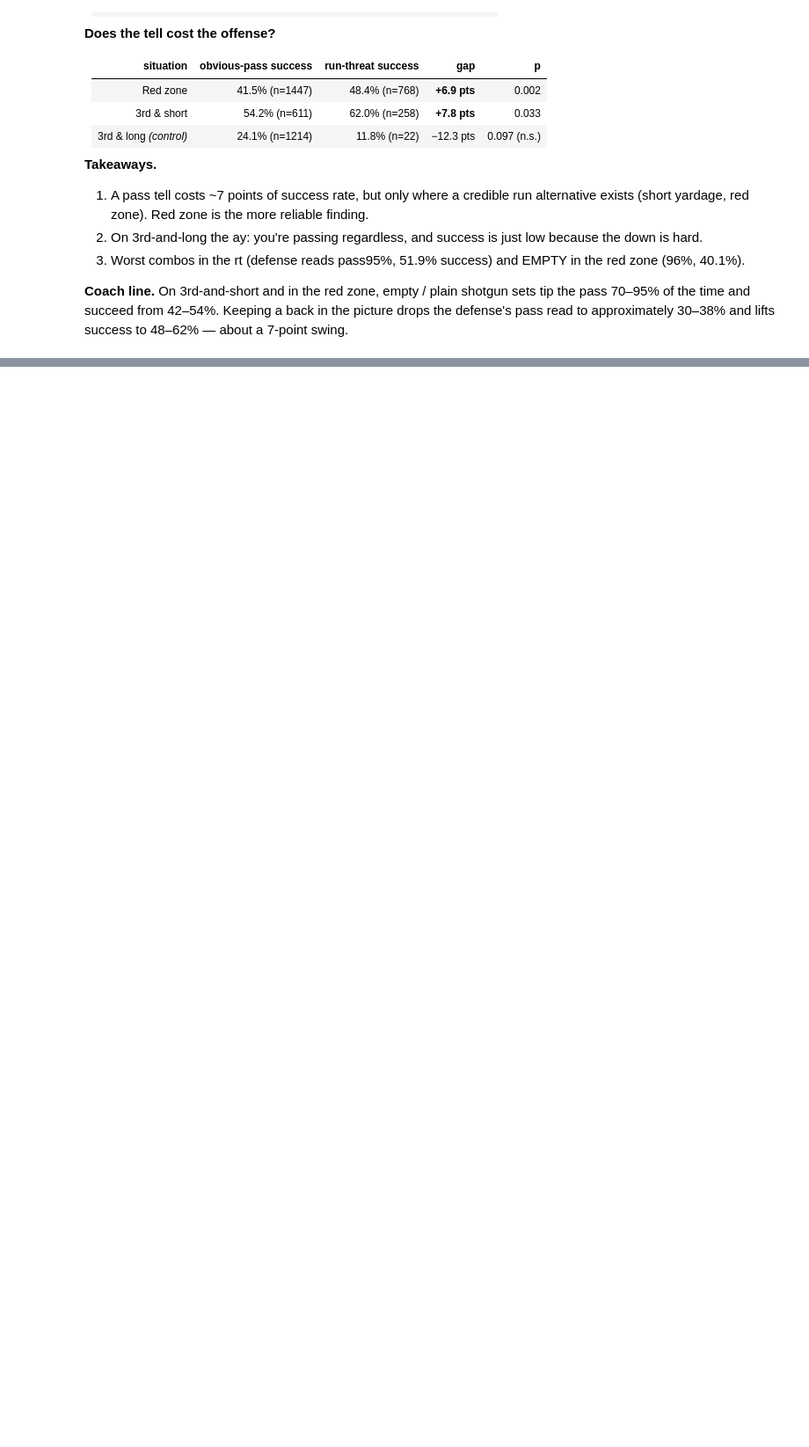
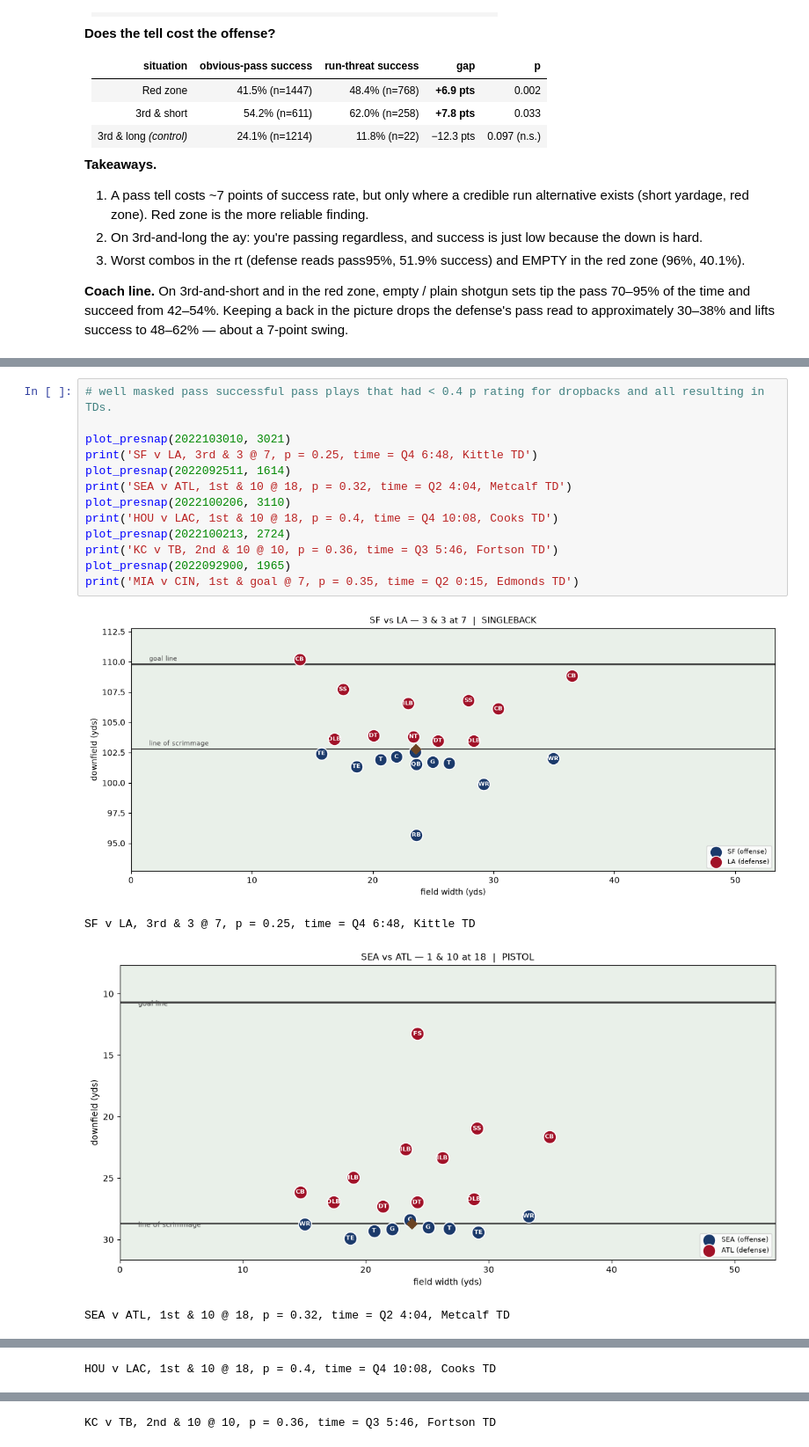
Before and after one commit to seanlee2802/Practice-repo, a Jupyter notebook: notebooks/O_6_final_questions.ipynb, the cells around one changed output, grey strips where cells are left out. Shown at 88% size. Saved outputs shown, nothing was run; the diff lists cells and outputs as text; blank space fills up the shorter version.

Commit message:
Results

```diff
--- a/notebooks/O_6_final_questions.ipynb
+++ b/notebooks/O_6_final_questions.ipynb
@@ -281,0 +342,18 @@ formations (SINGLEBACK,PISTOL, I-FORM, JUMBO, WILDCAT) fixed situations, so any
+# %%
+# well masked pass successful pass plays that had < 0.4 p rating for dropbacks and all resulting in TDs.
+
+plot_presnap(2022103010, 3021)
+print('SF v LA, 3rd & 3 @ 7, p = 0.25, time = Q4 6:48, Kittle TD')
+plot_presnap(2022092511, 1614)
+print('SEA v ATL, 1st & 10 @ 18, p = 0.32, time = Q2 4:04, Metcalf TD')
+plot_presnap(2022100206, 3110)
+print('HOU v LAC, 1st & 10 @ 18, p = 0.4, time = Q4 10:08, Cooks TD')
+plot_presnap(2022100213, 2724)
+print('KC v TB, 2nd & 10 @ 10, p = 0.36, time = Q3 5:46, Fortson TD')
+plot_presnap(2022092900, 1965)
+print('MIA v CIN, 1st & goal @ 7, p = 0.35, time = Q2 0:15, Edmonds TD')
+# %% [output]
+[figure, added]
+SF v LA, 3rd & 3 @ 7, p = 0.25, time = Q4 6:48, Kittle TD
+[figure, added]
+SEA v ATL, 1st & 10 @ 18, p = 0.32, time = Q2 4:04, Metcalf TD
@@ -281,0 +361 @@ formations (SINGLEBACK,PISTOL, I-FORM, JUMBO, WILDCAT) fixed situations, so any
+HOU v LAC, 1st & 10 @ 18, p = 0.4, time = Q4 10:08, Cooks TD
@@ -281,0 +363 @@ formations (SINGLEBACK,PISTOL, I-FORM, JUMBO, WILDCAT) fixed situations, so any
+KC v TB, 2nd & 10 @ 10, p = 0.36, time = Q3 5:46, Fortson TD
```
Also changed, not shown: parts of 5 cells of this notebook.
